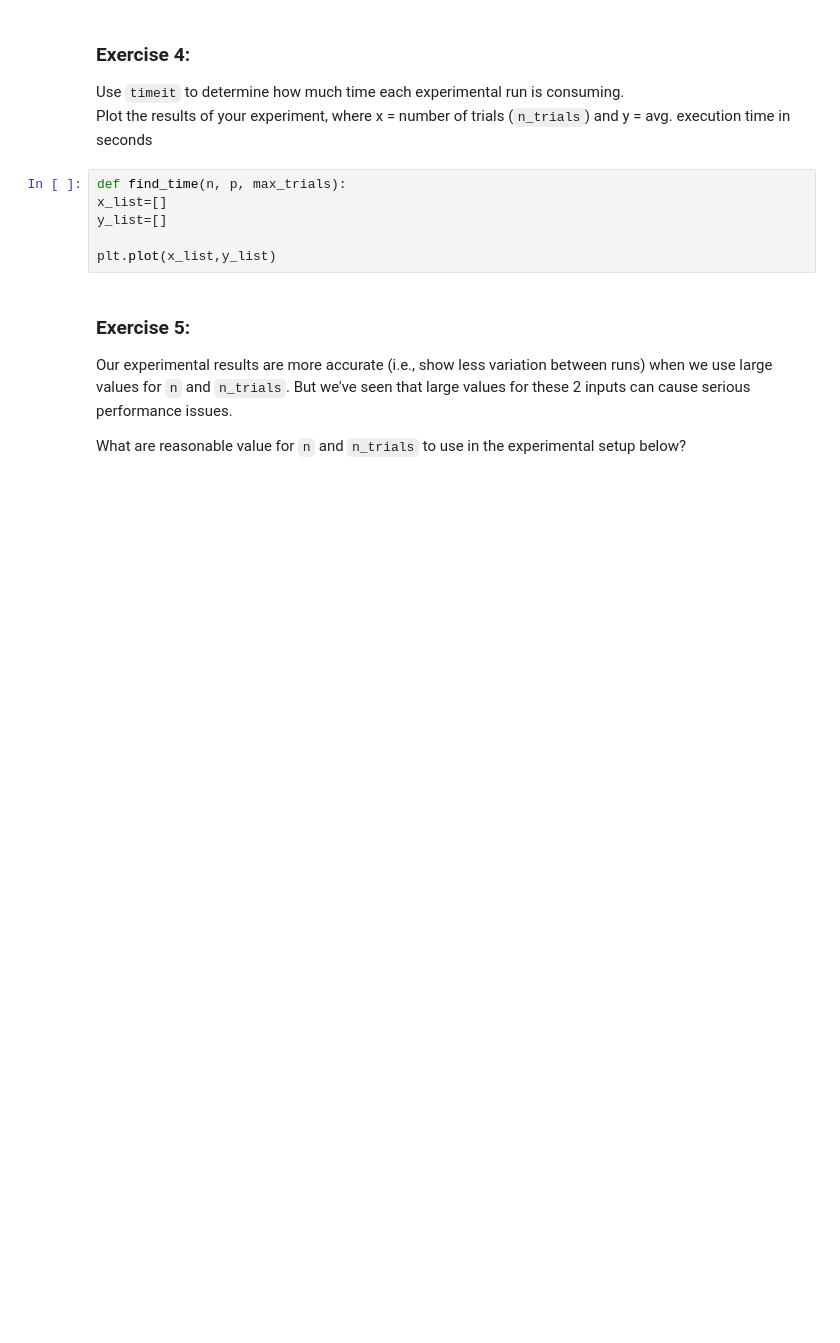
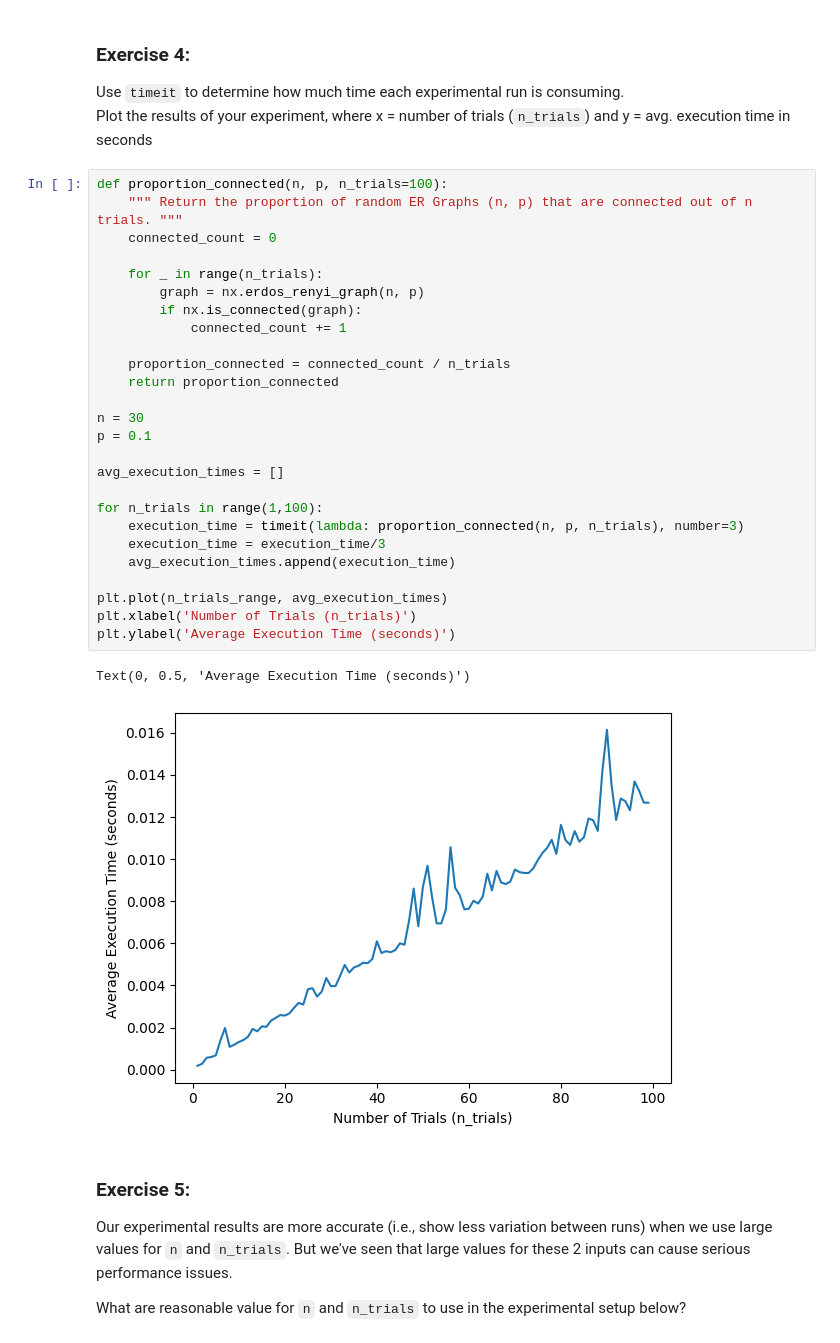
Before and after one commit to Colebeau/cap-comp215, a Jupyter notebook: labs/lab04-graphs.ipynb, the cells around one changed output. Cells and saved outputs as stored; diff of their text form; blank space fills up the shorter version.

```diff
--- a/labs/lab04-graphs.ipynb
+++ b/labs/lab04-graphs.ipynb
@@ -181,12 +182,35 @@ f'Likelihood that an ER graph (n={n}, p={p}) is connected: {p_connected:.1f}%'
 ### Exercise 4:
 Use `timeit` to determine how much time each experimental run is consuming.
 Plot the results of your experiment, where x = number of trials (`n_trials`) and y = avg. execution time in seconds
-# %%
-def find_time(n, p, max_trials):
-x_list=[]
-y_list=[]
-
-plt.plot(x_list,y_list)
+# %%
+def proportion_connected(n, p, n_trials=100):
+    """ Return the proportion of random ER Graphs (n, p) that are connected out of n trials. """
+    connected_count = 0
+
+    for _ in range(n_trials):
+        graph = nx.erdos_renyi_graph(n, p)
+        if nx.is_connected(graph):
+            connected_count += 1
+
+    proportion_connected = connected_count / n_trials
+    return proportion_connected
+
+n = 30
+p = 0.1
+
+avg_execution_times = []
+
+for n_trials in range(1,100):
+    execution_time = timeit(lambda: proportion_connected(n, p, n_trials), number=3)
+    execution_time = execution_time/3
+    avg_execution_times.append(execution_time)
+
+plt.plot(n_trials_range, avg_execution_times)
+plt.xlabel('Number of Trials (n_trials)')
+plt.ylabel('Average Execution Time (seconds)')
+# %% [output]
+Text(0, 0.5, 'Average Execution Time (seconds)')
+[figure, added]
 # %% [markdown]
 ### Exercise 5:
 Our experimental results are more accurate (i.e., show less variation between runs) when we use large values for `n` and `n_trials`.  But we've seen that large values for these 2 inputs can cause serious performance issues.
```
Also changed, not shown: parts of 3 cells of this notebook.
